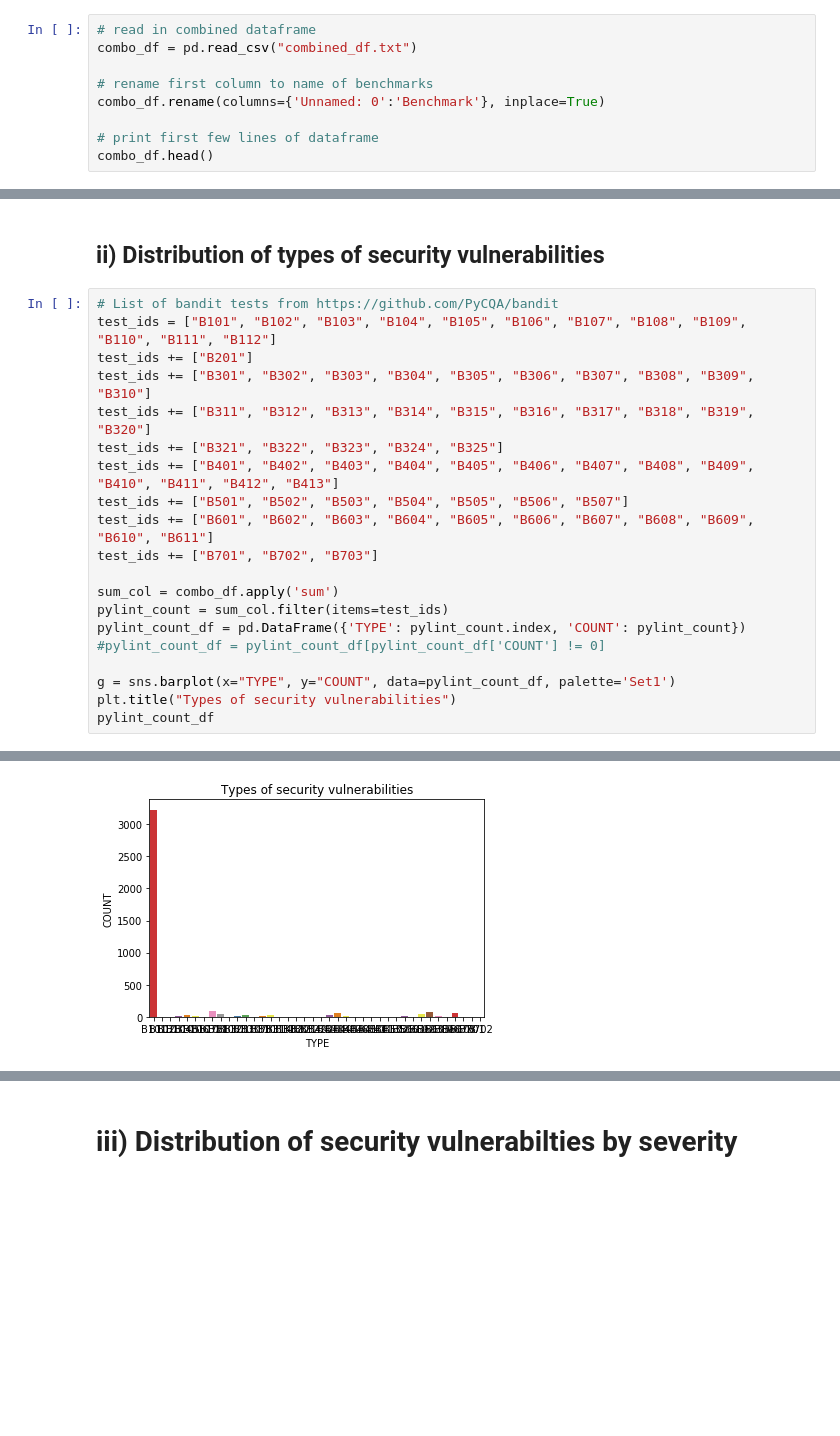
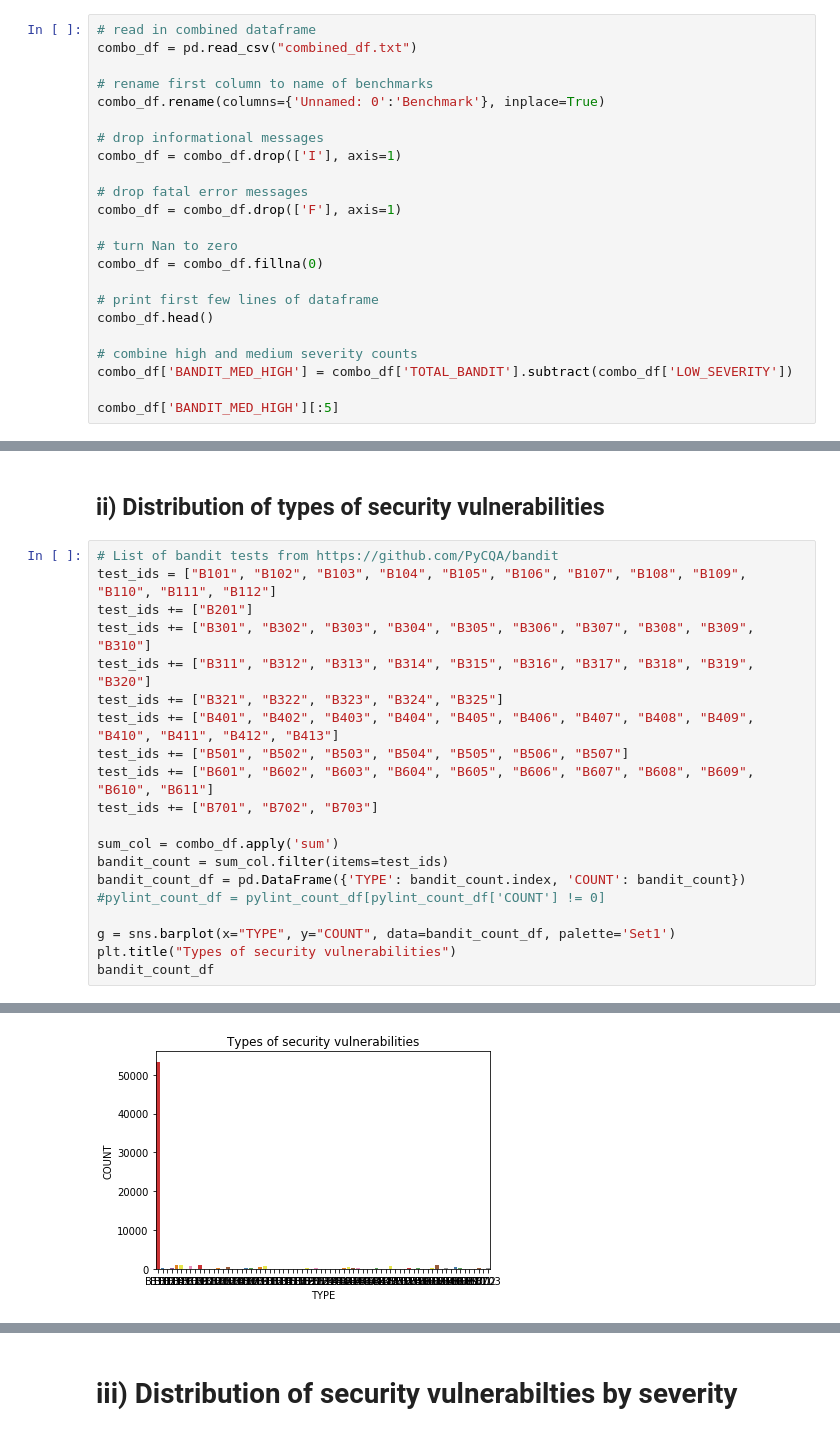
Before and after one commit to ruthjohnson95/CS230, a Jupyter notebook: stat_analysis/stat_analysis.ipynb, the cells around one changed output, grey strips where cells are left out. Drawn from its saved outputs; the diff is of its cells as text; blank space fills up the shorter version.

```diff
--- a/stat_analysis/stat_analysis.ipynb
+++ b/stat_analysis/stat_analysis.ipynb
@@ -14,6 +15,20 @@ combo_df = pd.read_csv("combined_df.txt")
 # rename first column to name of benchmarks
 combo_df.rename(columns={'Unnamed: 0':'Benchmark'}, inplace=True)
 
+# drop informational messages
+combo_df = combo_df.drop(['I'], axis=1)
+
+# drop fatal error messages
+combo_df = combo_df.drop(['F'], axis=1)
+
+# turn Nan to zero
+combo_df = combo_df.fillna(0)
+
 # print first few lines of dataframe
 combo_df.head()
+
+# combine high and medium severity counts
+combo_df['BANDIT_MED_HIGH'] = combo_df['TOTAL_BANDIT'].subtract(combo_df['LOW_SEVERITY'])
+
+combo_df['BANDIT_MED_HIGH'][:5]
 # %% [output]
@@ -57,12 +78,12 @@ test_ids += ["B601", "B602", "B603", "B604", "B605", "B606", "B607", "B608", "B6
 test_ids += ["B701", "B702", "B703"]
 
 sum_col = combo_df.apply('sum')
-pylint_count = sum_col.filter(items=test_ids)
-pylint_count_df = pd.DataFrame({'TYPE': pylint_count.index, 'COUNT': pylint_count})
+bandit_count = sum_col.filter(items=test_ids)
+bandit_count_df = pd.DataFrame({'TYPE': bandit_count.index, 'COUNT': bandit_count})
 #pylint_count_df = pylint_count_df[pylint_count_df['COUNT'] != 0]
 
-g = sns.barplot(x="TYPE", y="COUNT", data=pylint_count_df, palette='Set1')
+g = sns.barplot(x="TYPE", y="COUNT", data=bandit_count_df, palette='Set1')
 plt.title("Types of security vulnerabilities")
-pylint_count_df
+bandit_count_df
 # %% [output]
 |  | TYPE | COUNT |
@@ -85 +107 @@ pylint_count_df
-[figure, old version]
+[figure, new version]
```
Also changed, not shown: parts of 22 cells of this notebook, 1 other file.
